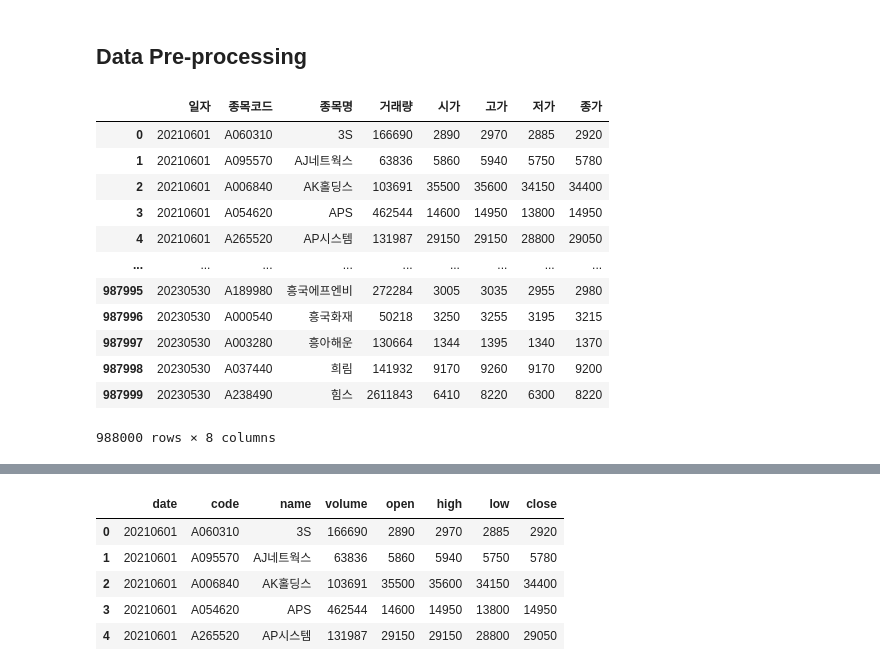
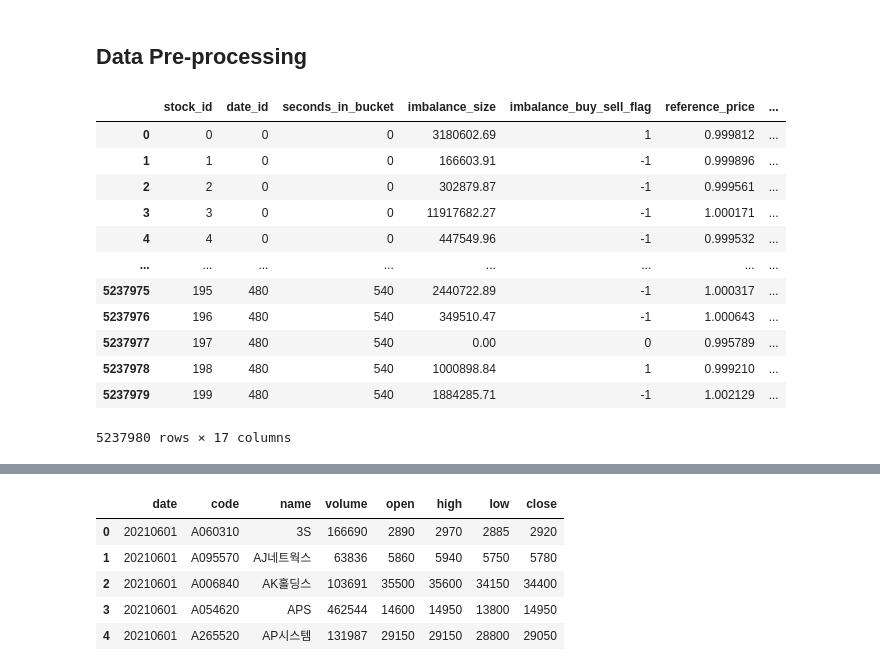
Before and after one commit to DoSungjin/optiver, a Jupyter notebook: BASELINE/basecode.ipynb, the cells around one changed output, grey strips where cells are left out. Drawn from its saved outputs; the diff is of its cells as text; code cells hidden in the pictures.

```diff
--- a/BASELINE/basecode.ipynb
+++ b/BASELINE/basecode.ipynb
@@ -45,9 +75,9 @@ warnings.filterwarnings(action='ignore')
 # %%
-# PATH
-DATA_PATH  = '../DATA'
-TRAIN_PATH = os.path.join(DATA_PATH, 'train')
-TRAIN_CSV  = os.path.join(DATA_PATH, 'train.csv')
-SAMPLE_PATH = os.path.join(DATA_PATH, 'sample_submission.csv')
+# DIR
+DATA_DIR  = '../DATA'
+# TRAIN_DIR = os.path.join(DATA_DIR, 'train')
+TRAIN_CSV  = os.path.join(DATA_DIR, 'train.csv')
+SAMPLE_DIR = os.path.join(DATA_DIR, 'example_test_files', 'sample_submission.csv')
 # %% [markdown]
 ## Hyperparameter Setting
 # %%
@@ -74,19 +104,19 @@ seed_everything(CFG['SEED']) # Seed 고정
 ## Data Pre-processing
 # %%
 df_train = pd.read_csv(TRAIN_CSV)
-df_ss = pd.read_csv(SAMPLE_PATH)
+df_ss = pd.read_csv(SAMPLE_DIR)
 df_train
 # %% [output]
-|  | 일자 | 종목코드 | 종목명 | 거래량 | 시가 | 고가 | 저가 | 종가 |
-| 0 | 20210601 | A060310 | 3S | 166690 | 2890 | 2970 | 2885 | 2920 |
-| 1 | 20210601 | A095570 | AJ네트웍스 | 63836 | 5860 | 5940 | 5750 | 5780 |
-| 2 | 20210601 | A006840 | AK홀딩스 | 103691 | 35500 | 35600 | 34150 | 34400 |
-| 3 | 20210601 | A054620 | APS | 462544 | 14600 | 14950 | 13800 | 14950 |
-| 4 | 20210601 | A265520 | AP시스템 | 131987 | 29150 | 29150 | 28800 | 29050 |
-| ... | ... | ... | ... | ... | ... | ... | ... | ... |
-| 987995 | 20230530 | A189980 | 흥국에프엔비 | 272284 | 3005 | 3035 | 2955 | 2980 |
-| 987996 | 20230530 | A000540 | 흥국화재 | 50218 | 3250 | 3255 | 3195 | 3215 |
-| 987997 | 20230530 | A003280 | 흥아해운 | 130664 | 1344 | 1395 | 1340 | 1370 |
-| 987998 | 20230530 | A037440 | 희림 | 141932 | 9170 | 9260 | 9170 | 9200 |
-| 987999 | 20230530 | A238490 | 힘스 | 2611843 | 6410 | 8220 | 6300 | 8220 |
+|  | stock_id | date_id | seconds_in_bucket | imbalance_size | imbalance_buy_sell_flag | reference_price | ... |
+| 0 | 0 | 0 | 0 | 3180602.69 | 1 | 0.999812 | ... |
+| 1 | 1 | 0 | 0 | 166603.91 | -1 | 0.999896 | ... |
+| 2 | 2 | 0 | 0 | 302879.87 | -1 | 0.999561 | ... |
+| 3 | 3 | 0 | 0 | 11917682.27 | -1 | 1.000171 | ... |
+| 4 | 4 | 0 | 0 | 447549.96 | -1 | 0.999532 | ... |
+| ... | ... | ... | ... | ... | ... | ... | ... |
+| 5237975 | 195 | 480 | 540 | 2440722.89 | -1 | 1.000317 | ... |
+| 5237976 | 196 | 480 | 540 | 349510.47 | -1 | 1.000643 | ... |
+| 5237977 | 197 | 480 | 540 | 0.00 | 0 | 0.995789 | ... |
+| 5237978 | 198 | 480 | 540 | 1000898.84 | 1 | 0.999210 | ... |
+| 5237979 | 199 | 480 | 540 | 1884285.71 | -1 | 1.002129 | ... |
-988000 rows × 8 columns
+5237980 rows × 17 columns
```
Also changed, not shown: parts of 8 cells of this notebook, 12 other files.
